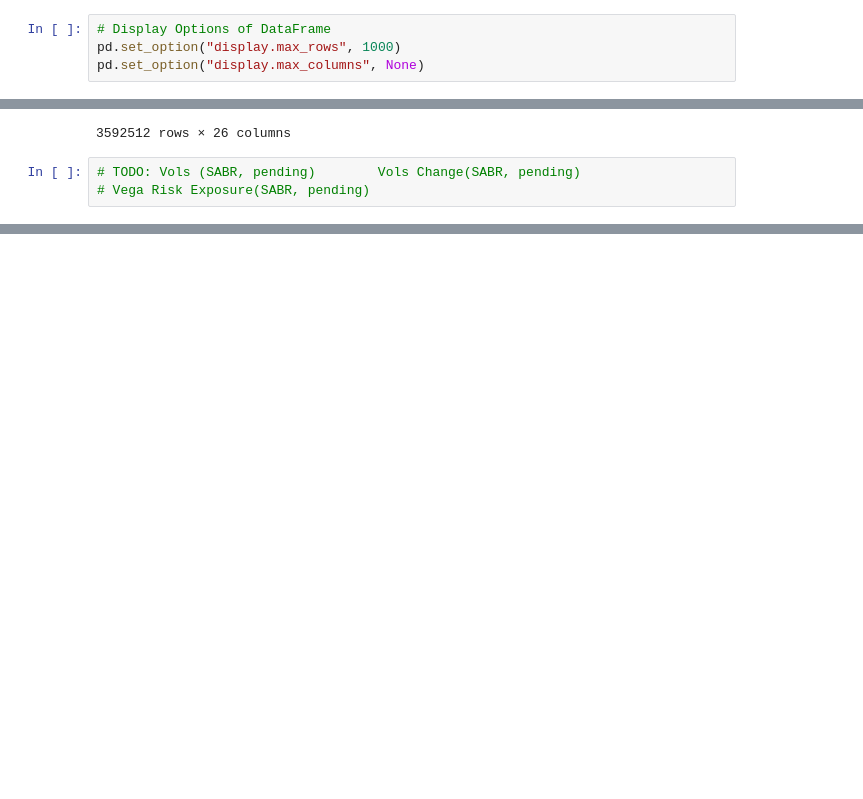
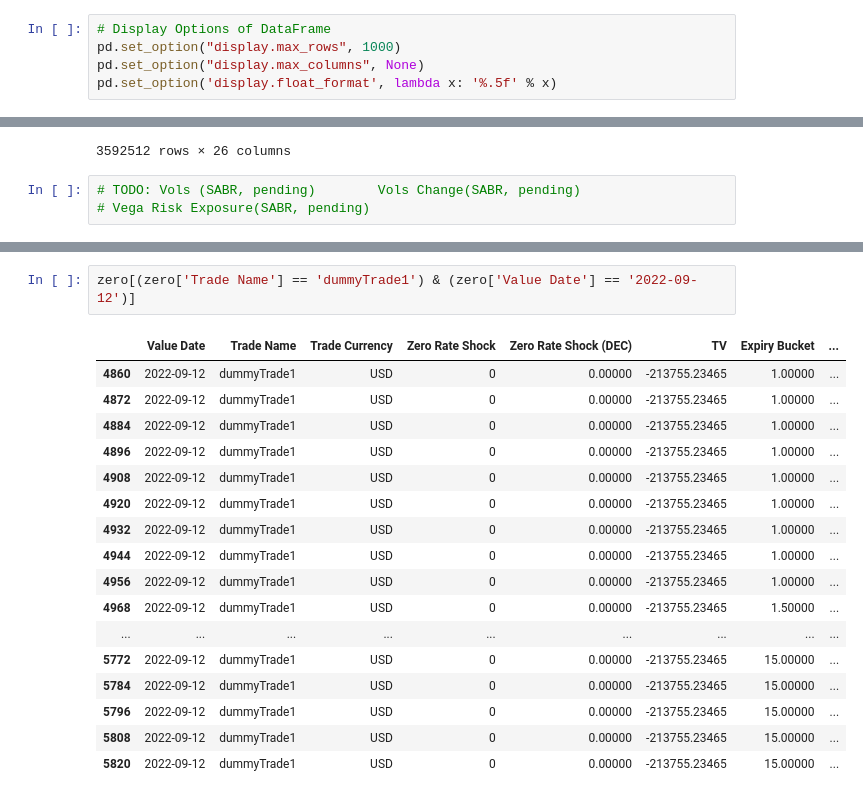
Before and after one commit to jacksonhk/UBS-data, a Jupyter notebook: IRModel.ipynb, the cells around one changed output, grey strips where cells are left out. Saved outputs shown, nothing was run; the diff lists cells and outputs as text; blank space fills up the shorter version.

```diff
--- a/IRModel.ipynb
+++ b/IRModel.ipynb
@@ -11,6 +11,7 @@ import lightgbm as lgb
 # Display Options of DataFrame
 pd.set_option("display.max_rows", 1000)
 pd.set_option("display.max_columns", None)
+pd.set_option('display.float_format', lambda x: '%.5f' % x)
 # %%
 # Loading Swap Rate Dataset
 data = pd.read_csv("../cleanedData/merged.csv")
@@ -216,0 +230,20 @@ shock
+# %%
+zero[(zero['Trade Name'] == 'dummyTrade1') & (zero['Value Date'] == '2022-09-12')]
+# %% [output]
+|  | Value Date | Trade Name | Trade Currency | Zero Rate Shock | Zero Rate Shock (DEC) | TV | Expiry Bucket | ... |
+| 4860 | 2022-09-12 | dummyTrade1 | USD | 0 | 0.00000 | -213755.23465 | 1.00000 | ... |
+| 4872 | 2022-09-12 | dummyTrade1 | USD | 0 | 0.00000 | -213755.23465 | 1.00000 | ... |
+| 4884 | 2022-09-12 | dummyTrade1 | USD | 0 | 0.00000 | -213755.23465 | 1.00000 | ... |
+| 4896 | 2022-09-12 | dummyTrade1 | USD | 0 | 0.00000 | -213755.23465 | 1.00000 | ... |
+| 4908 | 2022-09-12 | dummyTrade1 | USD | 0 | 0.00000 | -213755.23465 | 1.00000 | ... |
+| 4920 | 2022-09-12 | dummyTrade1 | USD | 0 | 0.00000 | -213755.23465 | 1.00000 | ... |
+| 4932 | 2022-09-12 | dummyTrade1 | USD | 0 | 0.00000 | -213755.23465 | 1.00000 | ... |
+| 4944 | 2022-09-12 | dummyTrade1 | USD | 0 | 0.00000 | -213755.23465 | 1.00000 | ... |
+| 4956 | 2022-09-12 | dummyTrade1 | USD | 0 | 0.00000 | -213755.23465 | 1.00000 | ... |
+| 4968 | 2022-09-12 | dummyTrade1 | USD | 0 | 0.00000 | -213755.23465 | 1.50000 | ... |
+| ... | ... | ... | ... | ... | ... | ... | ... | ... |
+| 5772 | 2022-09-12 | dummyTrade1 | USD | 0 | 0.00000 | -213755.23465 | 15.00000 | ... |
+| 5784 | 2022-09-12 | dummyTrade1 | USD | 0 | 0.00000 | -213755.23465 | 15.00000 | ... |
+| 5796 | 2022-09-12 | dummyTrade1 | USD | 0 | 0.00000 | -213755.23465 | 15.00000 | ... |
+| 5808 | 2022-09-12 | dummyTrade1 | USD | 0 | 0.00000 | -213755.23465 | 15.00000 | ... |
+| 5820 | 2022-09-12 | dummyTrade1 | USD | 0 | 0.00000 | -213755.23465 | 15.00000 | ... |
```
Also changed, not shown: parts of 13 cells of this notebook.
